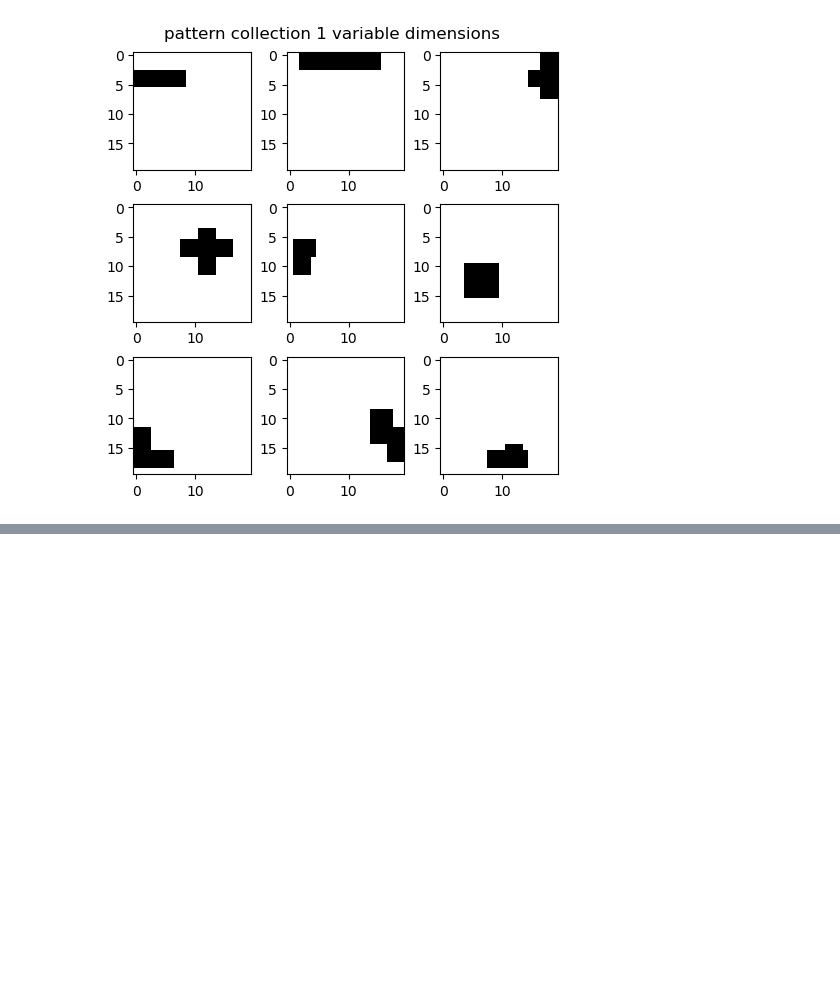
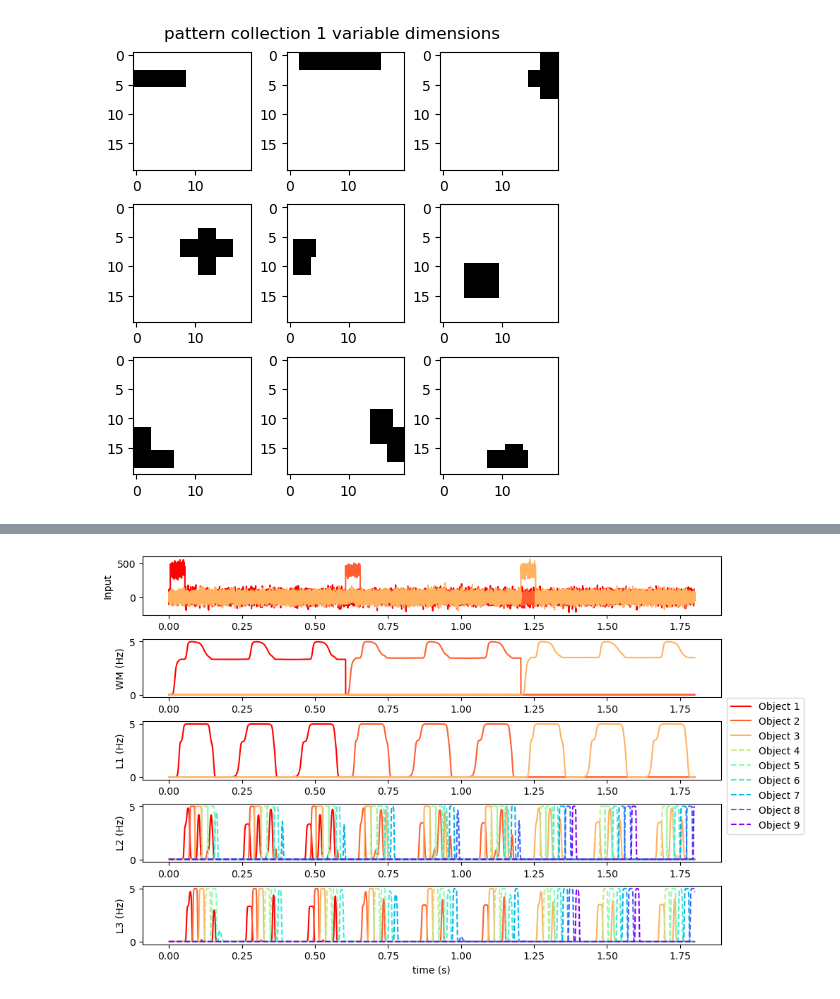
Before and after one commit to oati/working-memory, a Jupyter notebook: demo/model.ipynb, the cells around one changed output, grey strips where cells are left out. Drawn from its saved outputs; the diff is of its cells as text; code cells hidden in the pictures; blank space fills up the shorter version.

```diff
--- a/demo/model.ipynb
+++ b/demo/model.ipynb
@@ -174,0 +269,33 @@ Text(0, 0.5, 'firing rate (Hz)')
+# %%
+fig, (ax_in, *ax_layers) = plt.subplots(5, figsize=(10, 6), layout="compressed")
+
+for ax in ax_in, *ax_layers:
+    ax.set_prop_cycle(color=plt.get_cmap("rainbow")(jnp.linspace(1, 0, 9)))
+
+for pattern, incomplete_pattern in zip(patterns, incomplete_patterns):
+    # input plot
+    ax_in.plot(t, jnp.sum(excitatory_inputs[:, 0] * incomplete_pattern, axis=1) / jnp.sum(incomplete_pattern))
+    # layer plots solid lines
+    for layer, ax in enumerate(ax_layers):
+        ax.plot(t, jnp.sum(pfr[:, layer] * pattern, axis=1) / jnp.sum(pattern))
+
+for pattern in collection1_variable_dimensions[num_patterns:]:
+    # layer plots dotted lines
+    for layer, ax in list(enumerate(ax_layers))[2:]:
+        ax.plot(t, jnp.sum(pfr[:, layer] * pattern, axis=1) / jnp.sum(pattern), linestyle='dashed')
+
+ax_in.set_ylabel("Input")
+
+for ax, layer_name in zip(ax_layers, ["WM", "L1", "L2", "L3"]):
+    ax.set_ylabel(f"{layer_name} (Hz)")
+
+ax_layers[3].set_xlabel("time (s)")
+
+handles = ax_layers[3].lines
+labels = [f"Object {i + 1}" for i in range(len(collection1_variable_dimensions))]
+fig.legend(handles, labels, loc="outside center right")
+
+plt.show()
+fig.savefig("sequence_wm.png")
+# %% [output]
+[figure, added]
```
Also changed, not shown: parts of 32 cells of this notebook, 8 other files.
